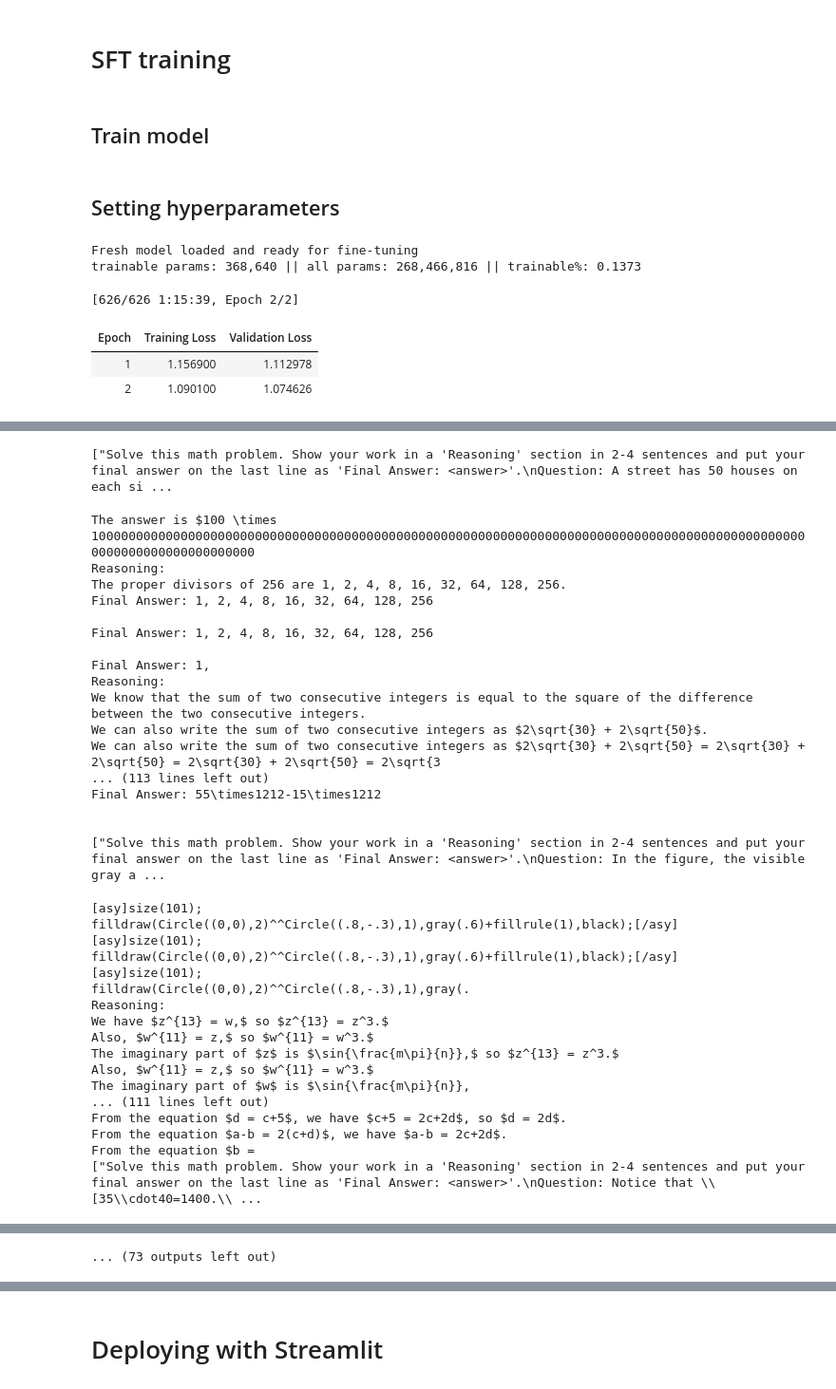
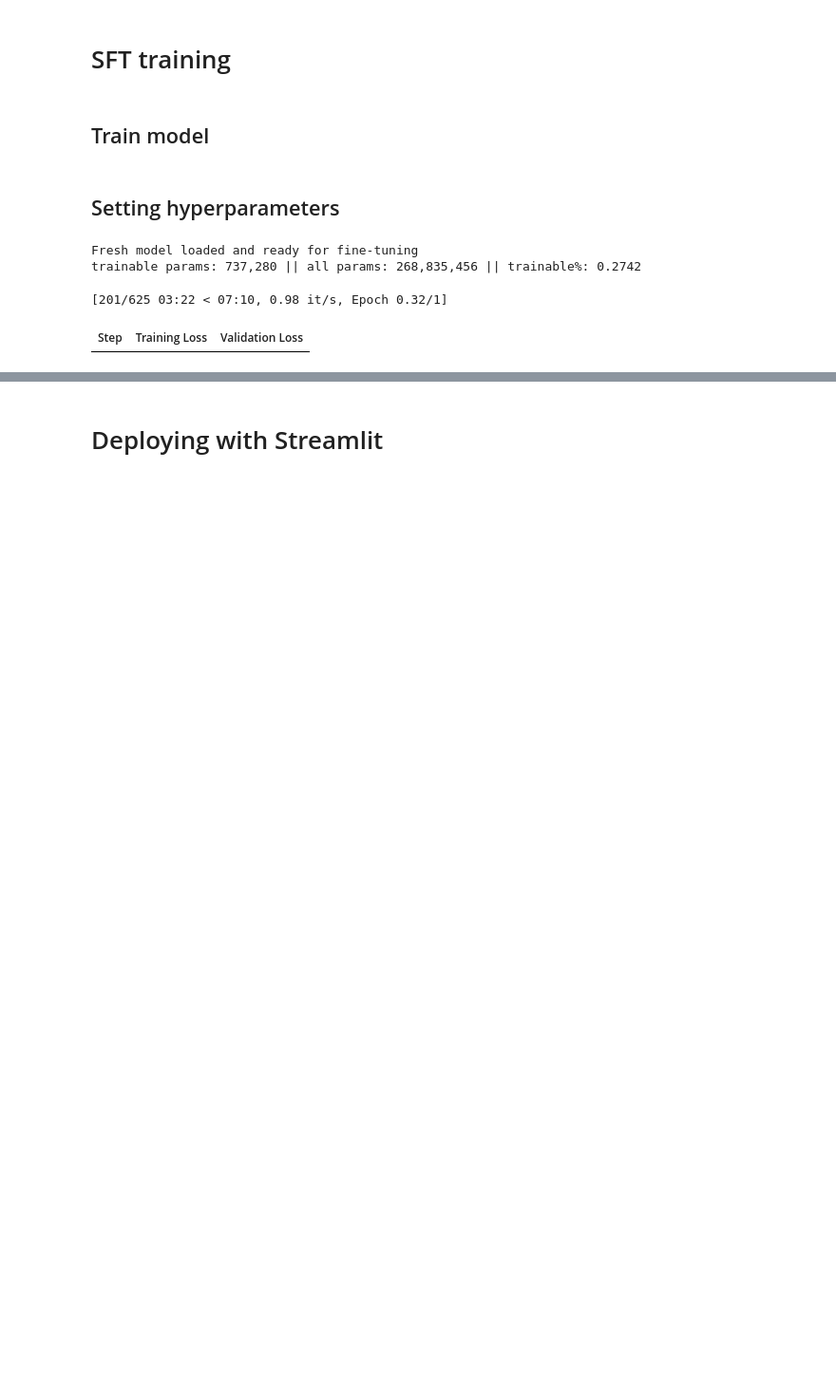
Before and after one commit to eva163x/gemma3-fine-tuning, a Jupyter notebook: Gemma3_v2.ipynb, the cells around one changed output, grey strips where cells are left out. Shown at 95% size. Drawn from its saved outputs; the diff is of its cells as text; code cells hidden in the pictures; blank space fills up the shorter version.

Commit message:
final model?

```diff
--- a/Gemma3_v2.ipynb
+++ b/Gemma3_v2.ipynb
@@ -120,9 +121,9 @@ def plot_training_curves(train_losses, val_losses):
     Parameters
     ----------
     train_losses : list of float
-        Training loss values for each epoch. Should have one value per epoch.
+        Training loss values for every 20 STEPS.
     val_losses : list of float
-        Validation loss values for each epoch. Should have same length as
+        Validation loss values for every 20 STEPS. Should have same length as
         train_losses.
 
     Returns
@@ -140,13 +141,13 @@ def plot_training_curves(train_losses, val_losses):
 
     ax1.plot(train_losses)
     ax1.set_title('Training Loss')
-    ax1.set_xlabel('Epoch')
+    ax1.set_xlabel('Step')
     ax1.set_ylabel('Loss')
     ax1.grid(True)
 
     ax2.plot(val_losses)
     ax2.set_title('Validation Loss')
-    ax2.set_xlabel('Epoch')
+    ax2.set_xlabel('Step')
     ax2.set_ylabel('Loss')
     ax2.grid(True)
 
@@ -536,17 +522,17 @@ math_val_small = math_val.select(range(200))
 ## Training Utility Functions
 # %%
 #used to prompt models
-EVAL_PROMPT_TEMPLATE = """Solve the math problem; show your work in a 'Reasoning:' section (LaTeX is allowed) in strictly 2-4 sentences.
+EVAL_PROMPT_TEMPLATE = """Solve the math problem; show your chain-of-thought work in 2-4 sentences.
 
 You MUST finish with a single line that starts exactly with:
 
 Final Answer:
-<final numeric answer only — no LaTeX, no text>
+<final numeric answer only>
 
 Question:
 {question}
 
-Reasoning:
+Solution:
 """
 # %%
 def format_math(example, tokenizer):
@@ -813,13 +764,15 @@ class LossTrackerCallback(TrainerCallback):
         self.train_losses = train_losses
         self.val_losses = val_losses
 
-    def on_epoch_end(self, args, state, control, **kwargs):
-        # Logs always contains latest loss
-        logs = state.log_history[-1]
+    def on_log(self, args, state, control, logs=None, **kwargs):
+        if logs is None:
+            return
 
+        #capture training loss every logging_steps
         if "loss" in logs:
             self.train_losses.append(logs["loss"])
 
+        #capture validation loss on eval steps
         if "eval_loss" in logs:
             self.val_losses.append(logs["eval_loss"])
 # %%
@@ -892,7 +845,7 @@ def train_math(model, tokenizer, train_data, val_data, test_data,
         per_device_eval_batch_size=batch_size,
         gradient_accumulation_steps=gradient_accumulation_steps,
         learning_rate=learning_rate,
-        logging_steps=50,
+        logging_steps=20,
         eval_strategy="steps",
         eval_steps=200, #to eval less often
         save_strategy="steps",
@@ -928,11 +881,6 @@ def train_math(model, tokenizer, train_data, val_data, test_data,
     print("\nPlotting training curves...")
     plot_training_curves(train_losses, val_losses)
 
-    # Final evaluation
-    model.config.use_cache = True
-    print("\nFinal test results:")
-    eval_math(model, tokenizer, math_test)
-
     return model
 # %% [markdown]
 ## Setting hyperparameters
@@ -964,37 +912,35 @@ torch.cuda.ipc_collect()
 model = AutoModelForCausalLM.from_pretrained(
     model_id,
     torch_dtype=torch.bfloat16,
     device_map="cuda"
 )
 model.to(device)
 model.config.use_flash_attn = False
 
 if tokenizer.pad_token_id is None:
     tokenizer.pad_token_id = tokenizer.eos_token_id
 
 model.config.pad_token_id = tokenizer.pad_token_id
 
 print("Fresh model loaded and ready for fine-tuning")
 
 # Run training
 model = train_math(
     model=model,
     tokenizer=tokenizer,
-    train_data=math_train_small,
-    val_data=math_val_small,
+    train_data=math_train,
+    val_data=math_val,
     test_data=math_test,
     batch_size=batch_size,
     gradient_accumulation_steps=gradient_accumulation_steps,
     learning_rate=learning_rate,
     max_epochs=max_epochs,
     patience=patience,
     lora_r=lora_r,
     lora_drop=lora_drop
 )
 # %% [output]
 Fresh model loaded and ready for fine-tuning
-trainable params: 368,640 || all params: 268,466,816 || trainable%: 0.1373
+trainable params: 737,280 || all params: 268,835,456 || trainable%: 0.2742
-[626/626 1:15:39, Epoch 2/2]
+[201/625 03:22 < 07:10, 0.98 it/s, Epoch 0.32/1]
-| Epoch | Training Loss | Validation Loss |
-| 1 | 1.156900 | 1.112978 |
-| 2 | 1.090100 | 1.074626 |
+| Step | Training Loss | Validation Loss |
@@ -1018,35 +956,0 @@ Final test results:
-["Solve this math problem. Show your work in a 'Reasoning' section in 2-4 sentences and put your final answer on the last line as 'Final Answer: <answer>'.\nQuestion: A street has 50 houses on each si ...
-The answer is $100 \times 1000000000000000000000000000000000000000000000000000000000000000000000000000000000000000000000000000000000000000000000
-Reasoning:
-The proper divisors of 256 are 1, 2, 4, 8, 16, 32, 64, 128, 256.
-Final Answer: 1, 2, 4, 8, 16, 32, 64, 128, 256
-
-Final Answer: 1, 2, 4, 8, 16, 32, 64, 128, 256
-
-Final Answer: 1,
-Reasoning:
-We know that the sum of two consecutive integers is equal to the square of the difference between the two consecutive integers.
-We can also write the sum of two consecutive integers as $2\sqrt{30} + 2\sqrt{50}$.
-We can also write the sum of two consecutive integers as $2\sqrt{30} + 2\sqrt{50} = 2\sqrt{30} + 2\sqrt{50} = 2\sqrt{30} + 2\sqrt{50} = 2\sqrt{3
-... (113 lines left out)
-Final Answer: 55\times1212-15\times1212
-
-
-["Solve this math problem. Show your work in a 'Reasoning' section in 2-4 sentences and put your final answer on the last line as 'Final Answer: <answer>'.\nQuestion: In the figure, the visible gray a ...
-[asy]size(101);
-filldraw(Circle((0,0),2)^^Circle((.8,-.3),1),gray(.6)+fillrule(1),black);[/asy]
-[asy]size(101);
-filldraw(Circle((0,0),2)^^Circle((.8,-.3),1),gray(.6)+fillrule(1),black);[/asy]
-[asy]size(101);
-filldraw(Circle((0,0),2)^^Circle((.8,-.3),1),gray(.
-Reasoning:
-We have $z^{13} = w,$ so $z^{13} = z^3.$
-Also, $w^{11} = z,$ so $w^{11} = w^3.$
-The imaginary part of $z$ is $\sin{\frac{m\pi}{n}},$ so $z^{13} = z^3.$
-Also, $w^{11} = z,$ so $w^{11} = w^3.$
-The imaginary part of $w$ is $\sin{\frac{m\pi}{n}},
-... (111 lines left out)
-From the equation $d = c+5$, we have $c+5 = 2c+2d$, so $d = 2d$.
-From the equation $a-b = 2(c+d)$, we have $a-b = 2c+2d$.
-From the equation $b =
-["Solve this math problem. Show your work in a 'Reasoning' section in 2-4 sentences and put your final answer on the last line as 'Final Answer: <answer>'.\nQuestion: Notice that \\[35\\cdot40=1400.\\ ...
@@ -1138 +956,0 @@ Final Answer: 2\quad\boxed{2}\!
-... (73 outputs left out)
```
Also changed, not shown: parts of 23 cells of this notebook.
